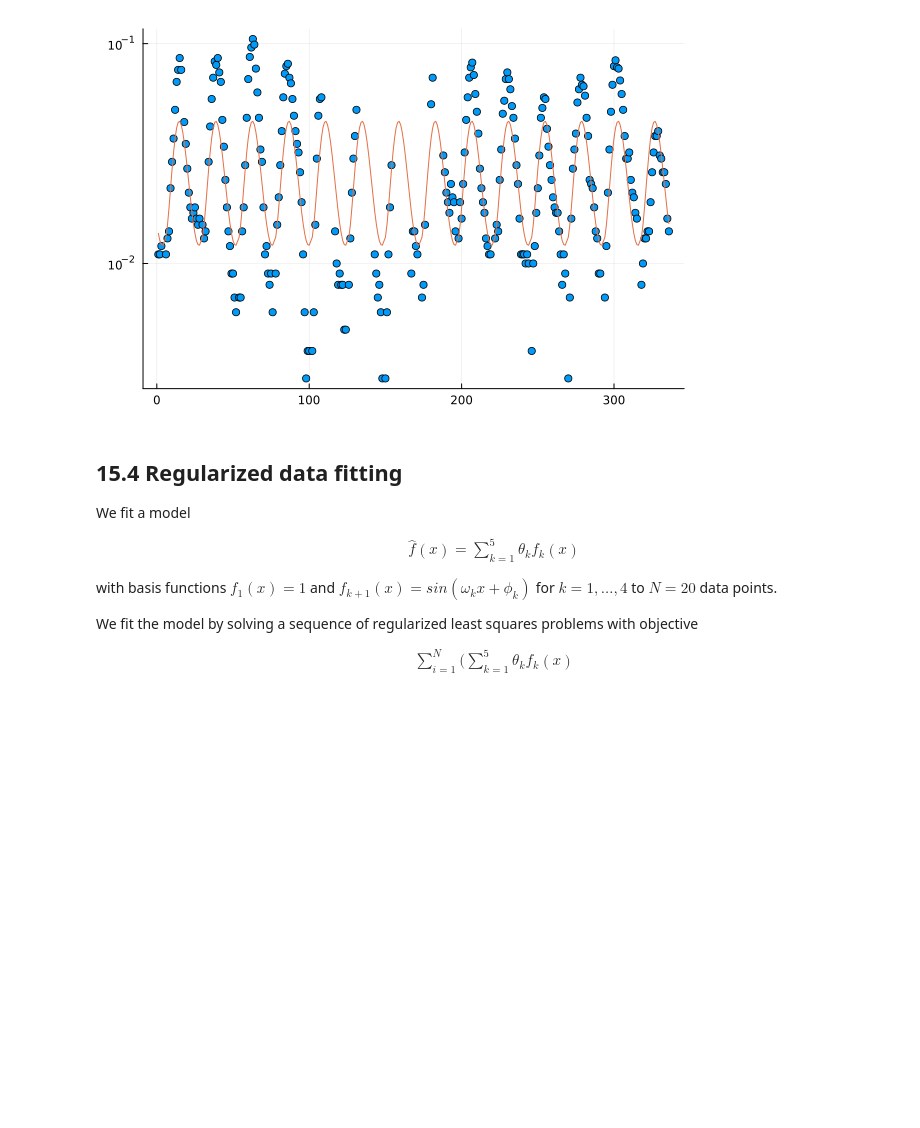
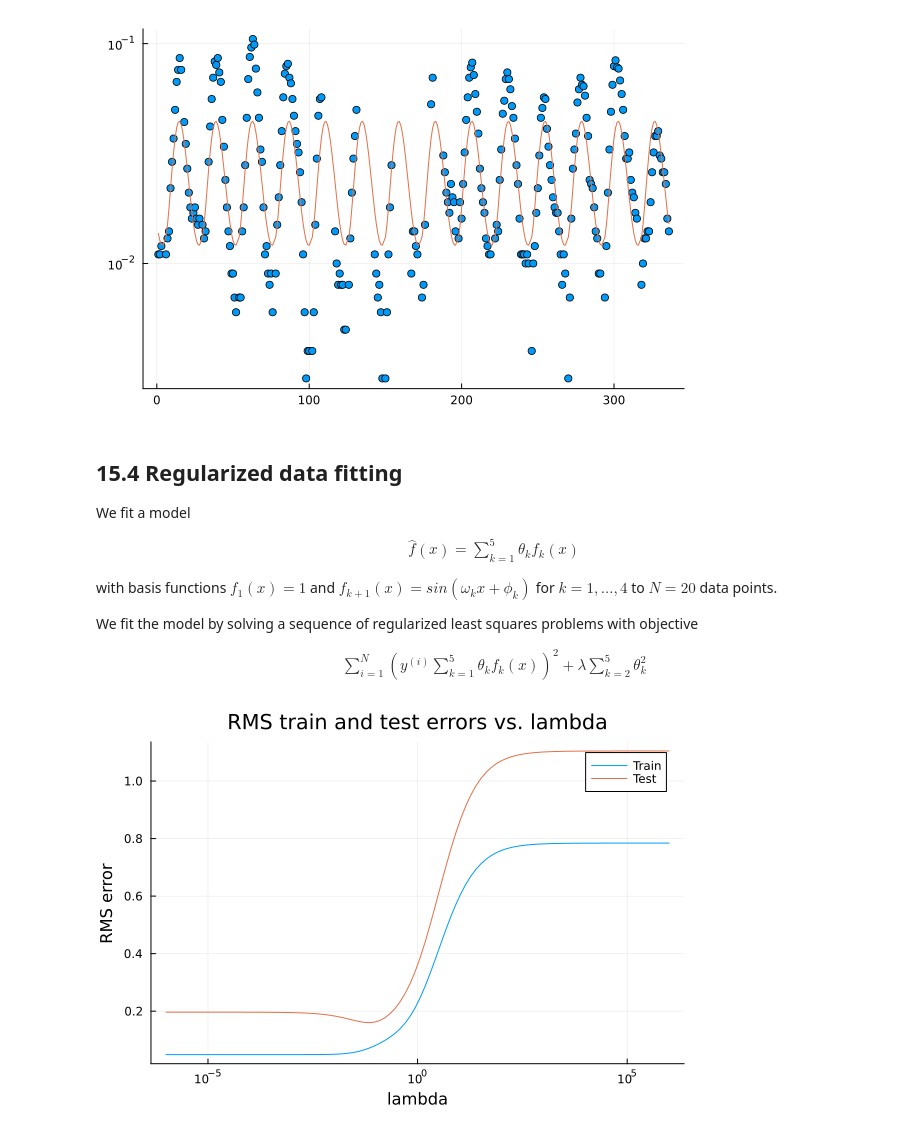
Before and after one commit to Minh-An/engr108, a Jupyter notebook: multi_objective_ls.ipynb, the cells around one changed output. Saved outputs shown, nothing was run; the diff lists cells and outputs as text; code cells hidden in the pictures; blank space fills up the shorter version.

```diff
--- a/multi_objective_ls.ipynb
+++ b/multi_objective_ls.ipynb
@@ -184,5 +188,5 @@ with basis functions $f_1(x) =1$ and $f_{k+1}(x) = sin(\omega_k x + \phi_k)$ for
 We fit the model by solving a sequence of regularized least squares problems with objective
 
 \begin{align}
-\sum_{i=1}^N ( \sum_{k=1}^5 \theta_k f_k(x)
+\sum_{i=1}^N (y^{(i)} \sum_{k=1}^5 \theta_k f_k(x))^2 + \lambda \sum_{k=2}^5 \theta^2_k
 \end{align}
@@ -188,0 +209,27 @@ We fit the model by solving a sequence of regularized least squares problems wit
+# %%
+nlambdas = 100;
+# from 10^-6 to 10^6
+lambdas = 10 .^ linspace(-6,6, nlambdas)
+train_err = zeros(nlambdas);
+test_err = zeros(nlambdas);
+thetas = zeros(p, nlambdas)
+
+A2 = [zeros(p-1) eye(p-1)] # -1 because only minimizing theta 2-5 (not theta1)
+y2 = zeros(p-1) # minimizing theta itself, so y should be 0
+
+for k=1:nlambdas
+    theta = mult_obj_ls_solve([Atrain, A2], [ytrain, y2], [1, lambdas[k]])
+    thetas[:, k] = theta;
+    train_err[k] = rms(ytrain - Atrain*theta)
+    test_err[k] = rms(ytest - Atest*theta)
+end;
+# %%
+using Plots
+# plot errors for train and test
+plot(lambdas, train_err, xscale=:log10, label="Train")
+plot!(lambdas, test_err, label="Test")
+plot!(  title="RMS train and test errors vs. lambda",
+        xlabel="lambda",
+        ylabel="RMS error")
+# %% [output]
+[figure, added]
```
Also changed, not shown: parts of 8 cells of this notebook.
